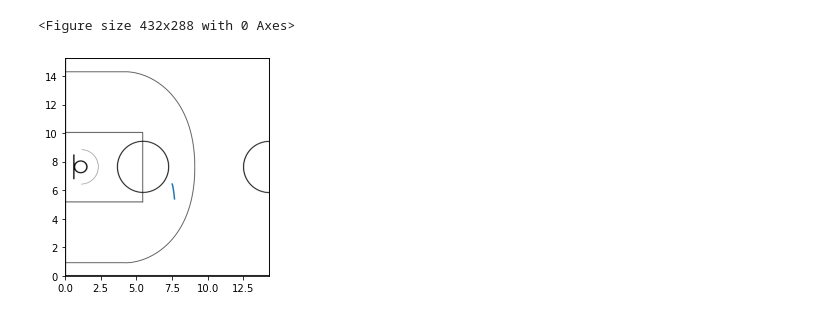
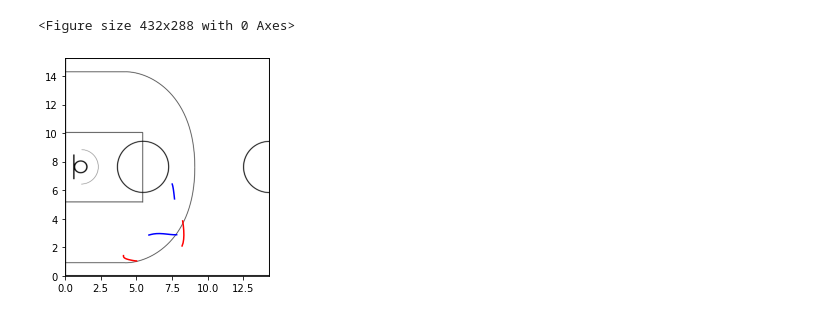
Before and after one commit to rorybunker/ma-stat-dsm, a Jupyter notebook: plots.ipynb, the cells around one changed output. Drawn from its saved outputs; the diff is of its cells as text; code cells hidden in the pictures.

```diff
--- a/plots.ipynb
+++ b/plots.ipynb
@@ -99,52 +99,53 @@ plot_trajectory_on_court(2, indices, False)
 # %%
 from sqlalchemy import create_engine
 from shapely.geometry import Point,LineString
 import geopandas as gpd
 import shapely
 from geopandas import GeoSeries
 import pandas as pd
 import matplotlib.pyplot as plt
 import matplotlib.image as mpimg
 import numpy as np
 import warnings
 from shapely.errors import ShapelyDeprecationWarning
 warnings.filterwarnings("ignore", category=ShapelyDeprecationWarning)
 
-agent_id = 0
-traj_id = 1
+engine = create_engine('postgresql://postgres:1234@localhost:5432/postgres')
 
-engine = create_engine('postgresql://postgres:1234@localhost:5432/postgres')
-sql =   """SELECT * FROM discriminative_points_1673307699 WHERE aid = """ + str(agent_id) + """ and tid = """ + str(traj_id) + """;"""
-trajs = pd.read_sql(sql, engine)
-points = list()
+def plot_agent_trajectories_on_court(table_name):
+    colors = ['blue', 'red', 'green', 'purple']
 
-for traj in trajs['geom']:
-    points.append(shapely.wkb.loads(traj, hex=True))
+    agt_sql = f"SELECT DISTINCT aid FROM {table_name};"
+    traj_sql = f"SELECT DISTINCT tid FROM {table_name};"
 
-gdf = gpd.GeoDataFrame(geometry=points)
-pt = list(gdf.geometry)
-pt_array = np.concatenate(pt)
+    agt_df = pd.read_sql(agt_sql, engine)
+    traj_df = pd.read_sql(traj_sql, engine)
 
-i = 0
-x = list()
-y = list()
-for pnt in pt_array:
-    if i % 2 == 0:
-        x.append(pnt)
-    else:
-        y.append(pnt)
-    i += 1
+    agent_ids = list(agt_df.aid)
+    traj_ids = list(traj_df.tid)
 
-court_path ='nba_court_T.png'
-feet_m = 0.3048
-img = mpimg.imread(court_path)
-plt.imshow(img, extent=[0,94*feet_m,0,50*feet_m], zorder=0)
-plt.xlim(0,47*feet_m)
-plt.ylim(0,50*feet_m)
-plt.plot(x,y)
-plt.show()
+    for i, agent_id in enumerate(agent_ids):
+        for traj_id in traj_ids:
+            traj_sql = f"SELECT * FROM {table_name} WHERE aid = {agent_id} and tid = {traj_id};"
+            trajs = pd.read_sql(traj_sql, engine)
 
-#gdf.plot()
-#GeoSeries(LineString(points)).plot()
+            trajs["geom"] = trajs["geom"].apply(lambda x: shapely.wkb.loads(x, hex=True))
+            gdf = gpd.GeoDataFrame(geometry=trajs["geom"])
+            pt_array = np.concatenate(gdf.geometry)
+
+            x = pt_array[::2]
+            y = pt_array[1::2]
+
+            plt.plot(x, y, color=colors[i % len(colors)])
+
+    court_path ='nba_court_T.png'
+    feet_m = 0.3048
+    img = mpimg.imread(court_path)
+    plt.imshow(img, extent=[0,94*feet_m,0,50*feet_m], zorder=0)
+    plt.xlim(0, 47*feet_m)
+    plt.show()
+
+disc_table_name = 'discriminative_points_1673307699'
+plot_agent_trajectories_on_court(disc_table_name)
 # %% [output]
-[figure, old version]
+[figure, new version]
```
